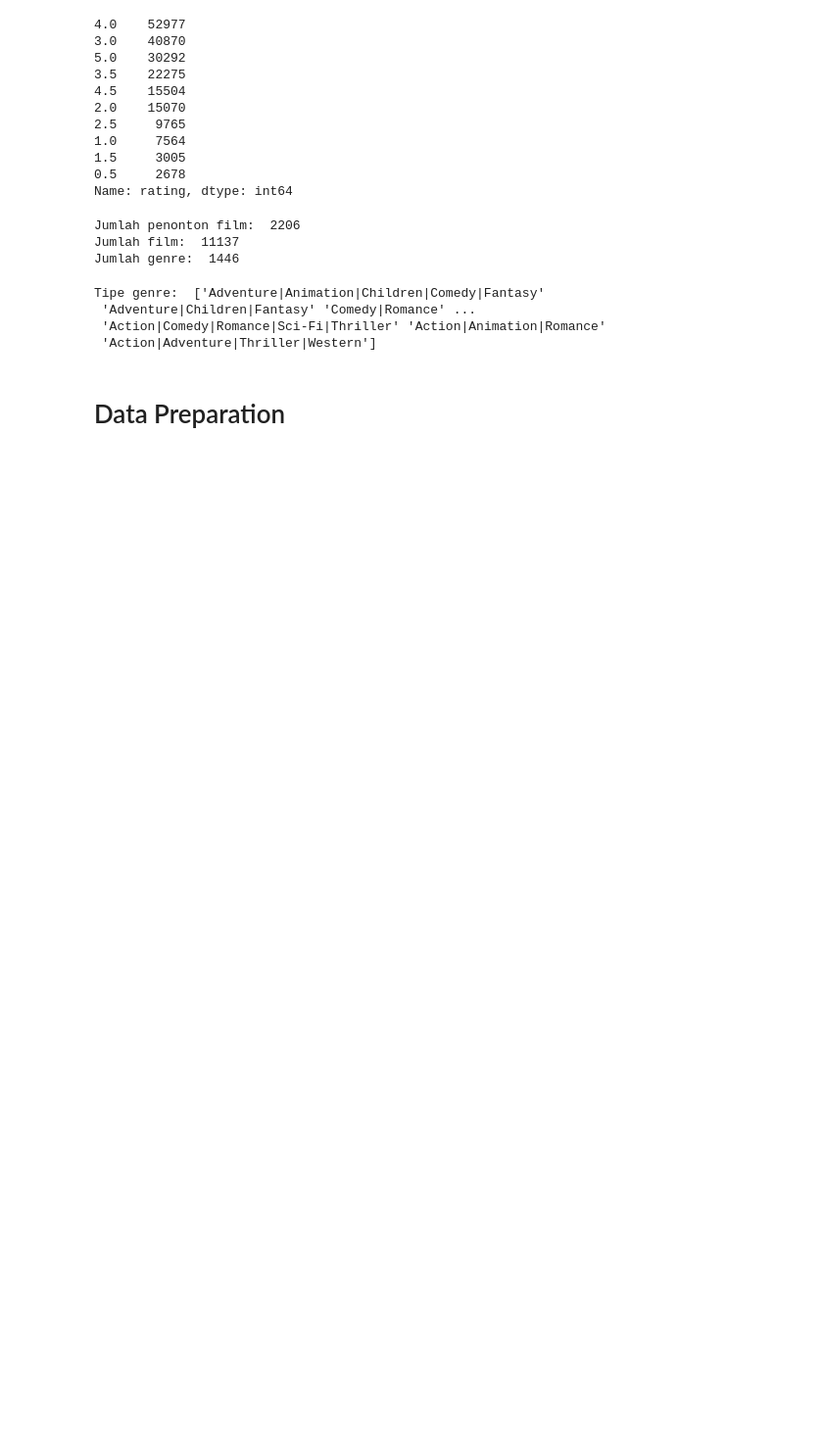
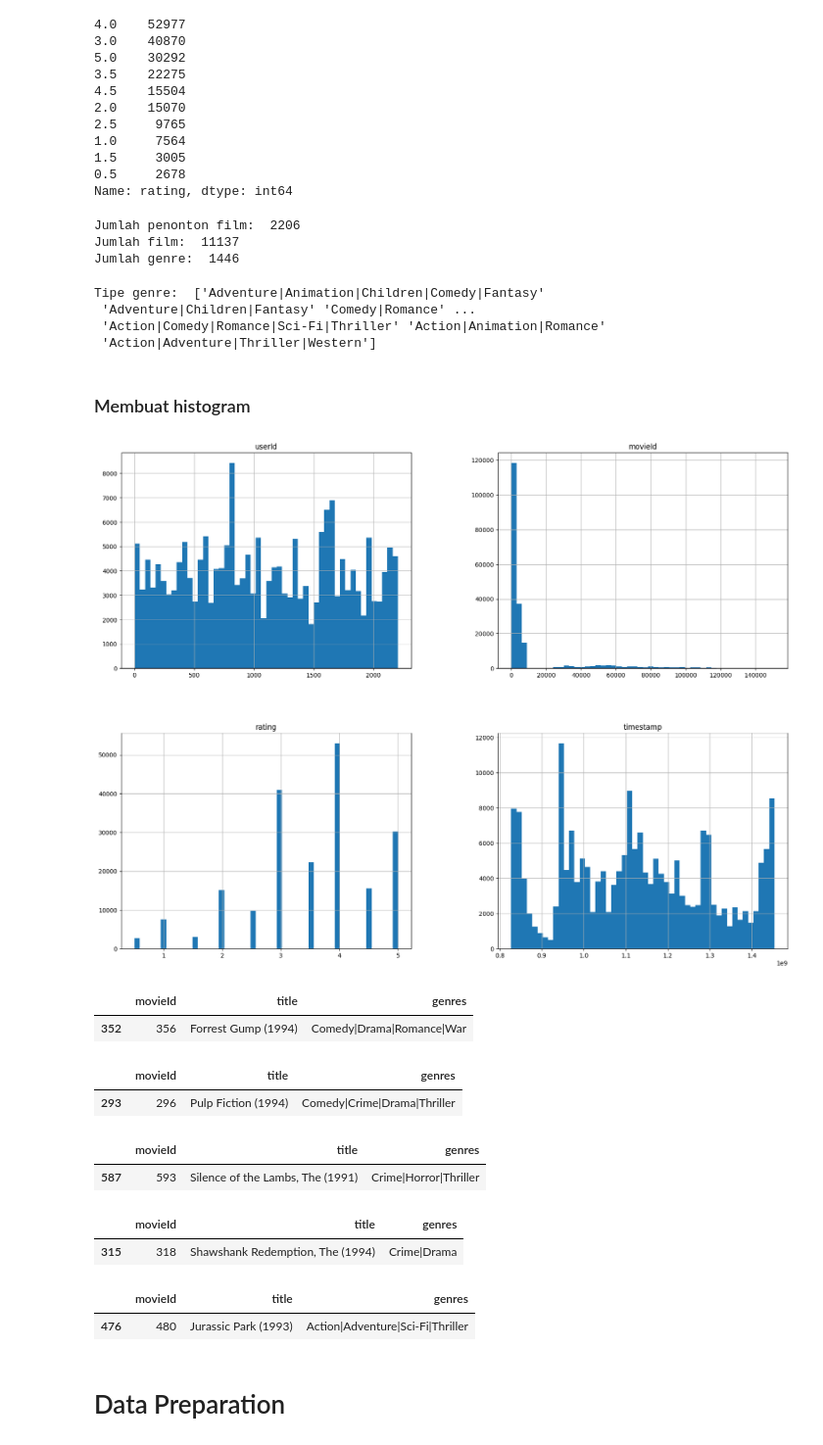
Before and after one commit to AlgorithmBurv/Recomendation-movie, a Jupyter notebook: Recomendation_Movie_ImamMulyana.ipynb, the cells around one changed output. Shown at 98% size. Cells and saved outputs as stored; diff of their text form; code cells hidden in the pictures; blank space fills up the shorter version.

```diff
--- a/Recomendation_Movie_ImamMulyana.ipynb
+++ b/Recomendation_Movie_ImamMulyana.ipynb
@@ -139,5 +142,38 @@ Tipe genre:  ['Adventure|Animation|Children|Comedy|Fantasy'
  'Adventure|Children|Fantasy' 'Comedy|Romance' ...
  'Action|Comedy|Romance|Sci-Fi|Thriller' 'Action|Animation|Romance'
  'Action|Adventure|Thriller|Western']
+# %% [markdown]
+### Membuat histogram
+# %%
+df.hist(bins=50, figsize=(20,15))
+plt.show()
+# %% [output]
+[figure, added]
+# %%
+df2[df2.title.eq('Forrest Gump (1994)')]
+# %% [output]
+|  | movieId | title | genres |
+| 352 | 356 | Forrest Gump (1994) | Comedy|Drama|Romance|War |
+# %%
+df2[df2.title.eq('Pulp Fiction (1994)')]
+# %% [output]
+|  | movieId | title | genres |
+| 293 | 296 | Pulp Fiction (1994) | Comedy|Crime|Drama|Thriller |
+# %%
+df2[df2.title.eq('Silence of the Lambs, The (1991)')]
+# %% [output]
+|  | movieId | title | genres |
+| 587 | 593 | Silence of the Lambs, The (1991) | Crime|Horror|Thriller |
+# %%
+df2[df2.title.eq('Shawshank Redemption, The (1994)')]
+# %% [output]
+|  | movieId | title | genres |
+| 315 | 318 | Shawshank Redemption, The (1994) | Crime|Drama |
+# %%
+
+df2[df2.title.eq('Jurassic Park (1993)')]
+# %% [output]
+|  | movieId | title | genres |
+| 476 | 480 | Jurassic Park (1993) | Action|Adventure|Sci-Fi|Thriller |
 # %% [markdown]
 # Data Preparation
```
Also changed, not shown: parts of 72 cells of this notebook, 5 other files.
